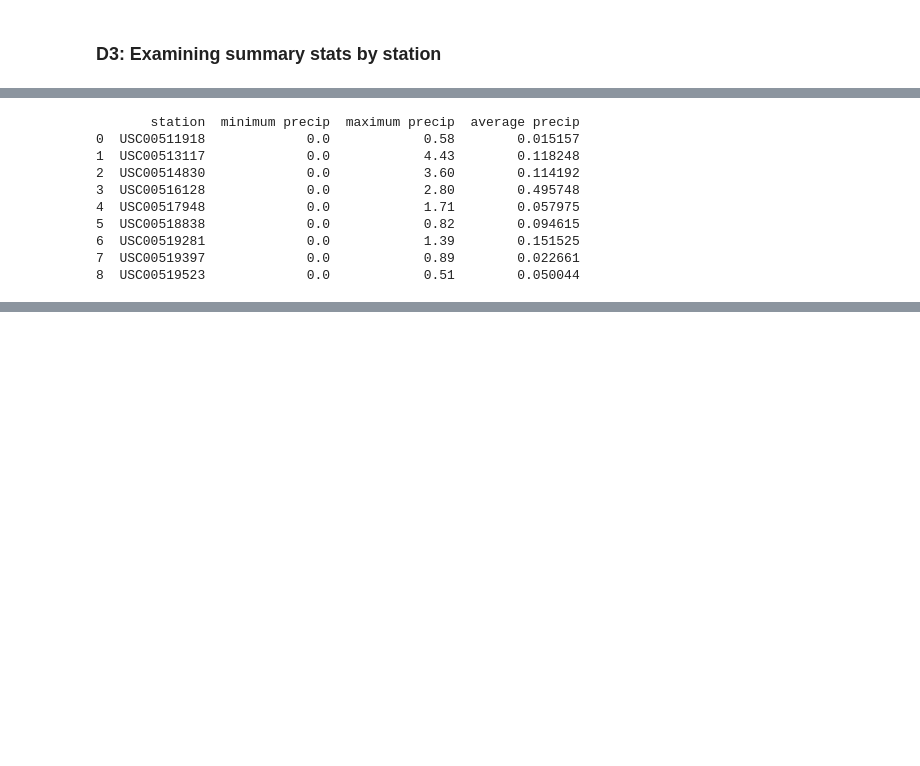
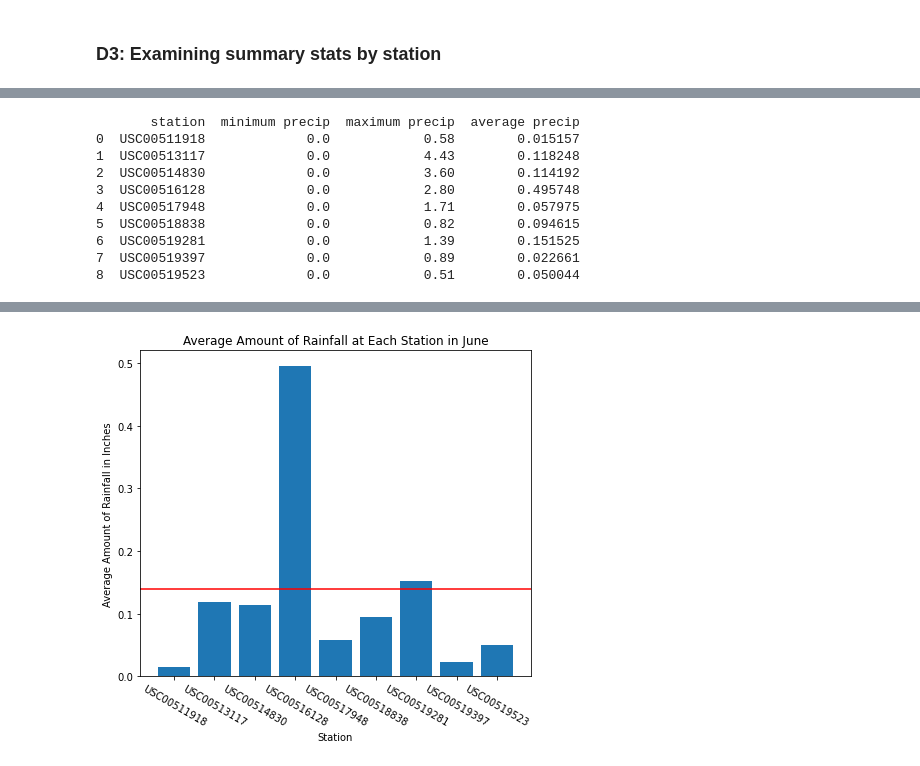
Before and after one commit to profweston/Surfs_Up, a Jupyter notebook: SurfsUp_Challenge.ipynb, the cells around one changed output, grey strips where cells are left out. Drawn from its saved outputs; the diff is of its cells as text; code cells hidden in the pictures; blank space fills up the shorter version.

Commit message:
Updating challenge resource files

```diff
--- a/SurfsUp_Challenge.ipynb
+++ b/SurfsUp_Challenge.ipynb
@@ -241,14 +235,13 @@ print(june_precip_station_df)
 plt.figure(figsize=(7, 6))
 
 plt.bar(june_precip_station_df['station'], june_precip_station_df['average precip'])
-plt.xticks(rotation=30)
+plt.xticks(rotation=-30)
 plt.title("Average Amount of Rainfall at Each Station in June")
 plt.xlabel('Station')
 plt.ylabel ("Average Amount of Rainfall in Inches")
+plt.axhline(y=0.14, color='r', linestyle='-')
 
-plt.savefig("avg_station_precip_june.png")
-
-plt.close()
+plt.savefig("Resources/avg_station_precip_june.png")
 # %% [output]
        station  minimum precip  maximum precip  average precip
 0  USC00511918             0.0            0.58        0.015157
@@ -265,3 +256,4 @@ plt.close()
+[figure, added]
 # %%
 dec_precip_station = []
 
```
Also changed, not shown: parts of 6 cells of this notebook, 7 other files.
